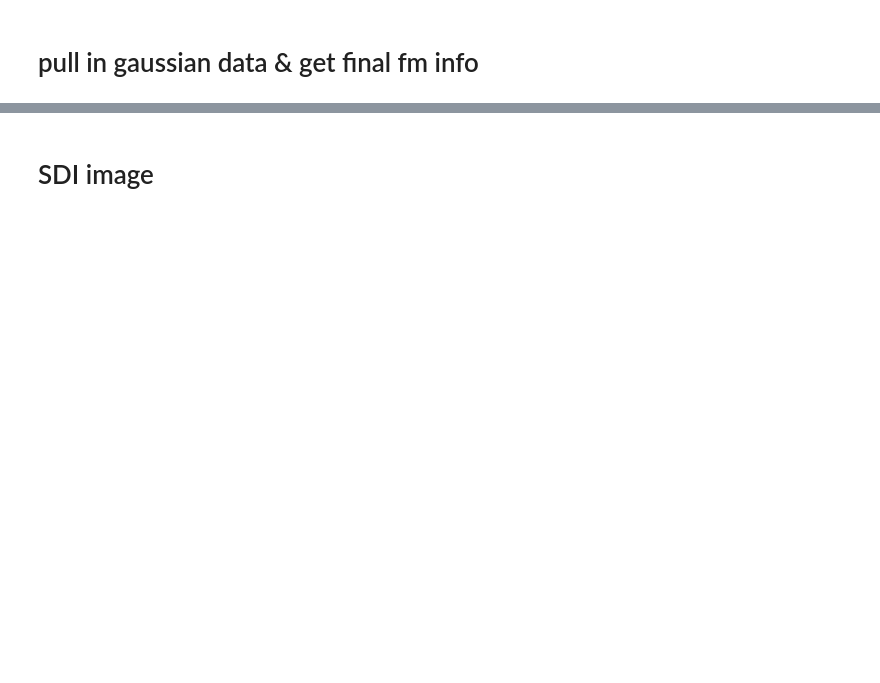
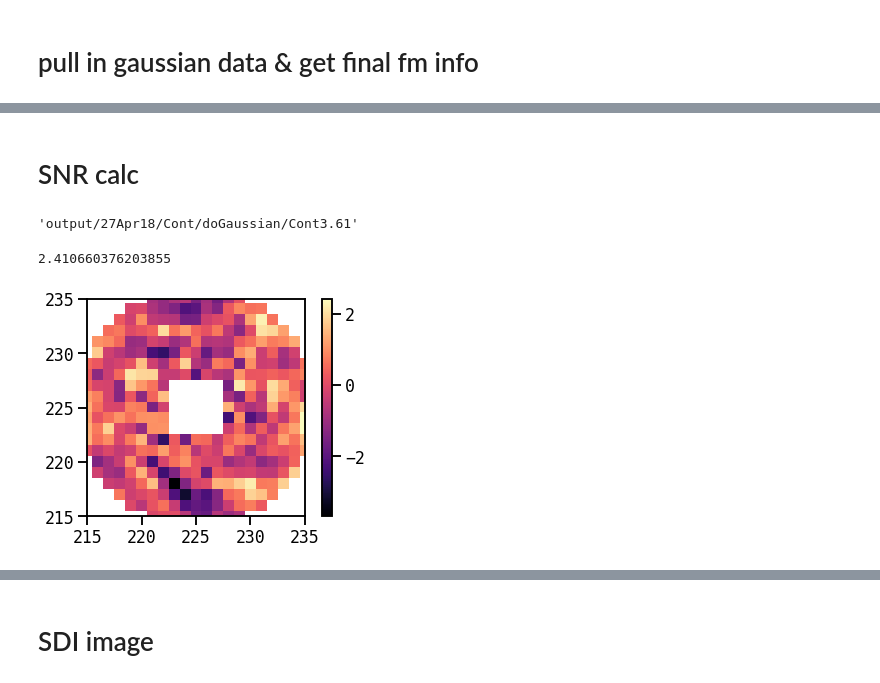
Before and after one commit to wbalmer/diskShapers, a Jupyter notebook: forwardModel/fm_evidence.ipynb, the cells around one changed output, grey strips where cells are left out. Saved outputs shown, nothing was run; the diff lists cells and outputs as text; code cells hidden in the pictures; blank space fills up the shorter version.

```diff
--- a/forwardModel/fm_evidence.ipynb
+++ b/forwardModel/fm_evidence.ipynb
@@ -592,2 +549,4 @@ output/27Apr18/Ha/HaGaussian3.578_chain.pkl
 # %%
 result.to_clipboard()
+# %% [markdown]
+# SNR calc
@@ -593,0 +555,18 @@ result.to_clipboard()
+# %%
+output_prefix
+# %% [output]
+'output/27Apr18/Cont/doGaussian/Cont3.61'
+# %%
+planetData = ([sep],[pa],[4,4])
+data_frame = fits.getdata(output_prefix + "-klipped-KLmodes-all.fits")[0]
+# data_frame = nan_gaussian_filter(data_frame, smooth)
+test = create_map(data_frame, fwhm, planets=planetData, saveOutput=False, outputName='test')
+# %%
+plt.imshow(test[0][0][0], cmap='magma')
+plt.xlim(215,235)
+plt.ylim(215,235)
+plt.colorbar()
+print(np.nanmax(test[0][0][0]))
+# %% [output]
+2.410660376203855
+[figure, added]
```
Also changed, not shown: parts of 10 cells of this notebook, 9 other files.
